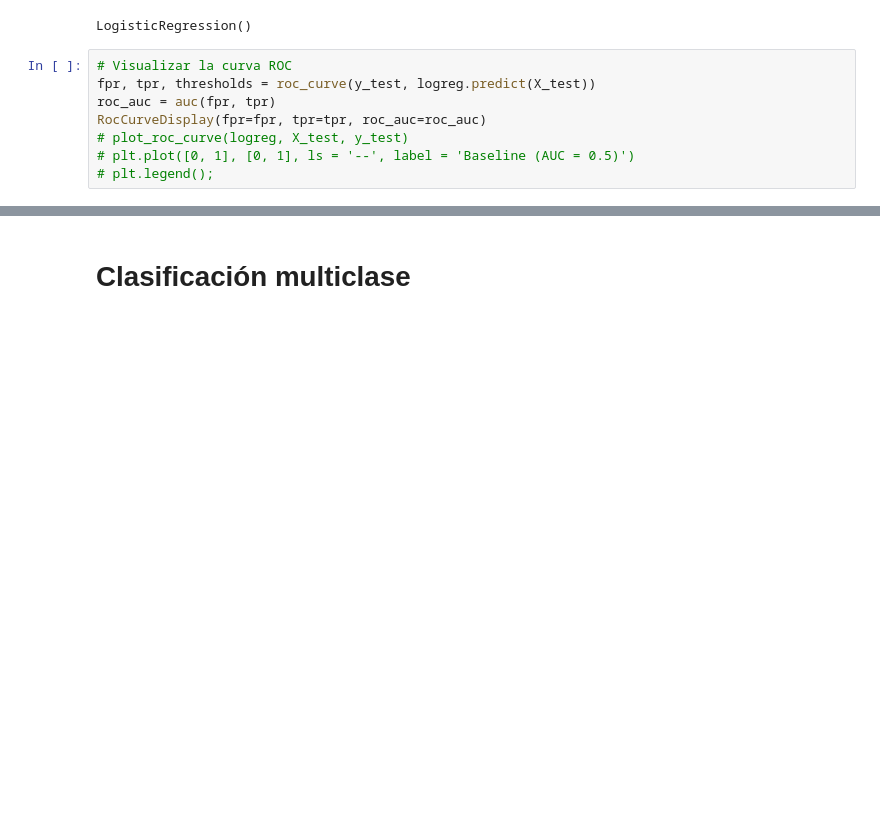
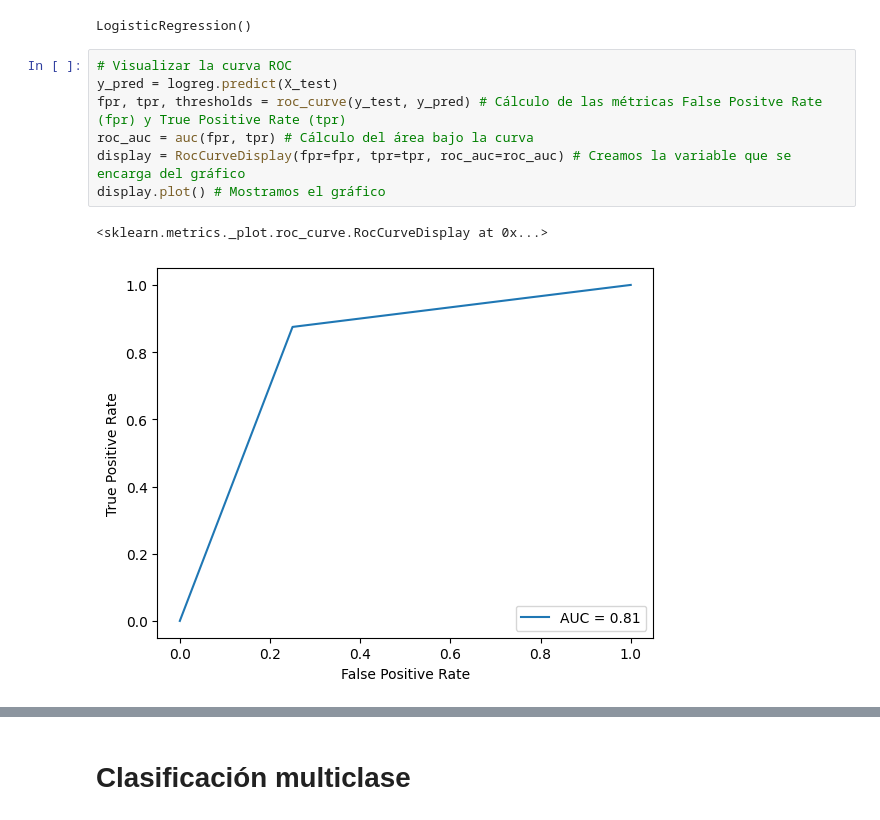
Before and after one commit to Miguel-Sanabria/CD-DataScience, a Jupyter notebook: 7-ClassificationModels/7-ClassificationModels.ipynb, the cells around one changed output, grey strips where cells are left out. Saved outputs shown, nothing was run; the diff lists cells and outputs as text; blank space fills up the shorter version.

```diff
--- a/7-ClassificationModels/7-ClassificationModels.ipynb
+++ b/7-ClassificationModels/7-ClassificationModels.ipynb
@@ -365,12 +365,14 @@ logreg.fit(X_train, y_train)
 LogisticRegression()
 # %%
 # Visualizar la curva ROC
-fpr, tpr, thresholds = roc_curve(y_test, logreg.predict(X_test))
-roc_auc = auc(fpr, tpr)
-RocCurveDisplay(fpr=fpr, tpr=tpr, roc_auc=roc_auc)
-# plot_roc_curve(logreg, X_test, y_test)
-# plt.plot([0, 1], [0, 1], ls = '--', label = 'Baseline (AUC = 0.5)')
-# plt.legend();
+y_pred = logreg.predict(X_test)
+fpr, tpr, thresholds = roc_curve(y_test, y_pred) # Cálculo de las métricas False Positve Rate (fpr) y True Positive Rate (tpr)
+roc_auc = auc(fpr, tpr) # Cálculo del área bajo la curva
+display = RocCurveDisplay(fpr=fpr, tpr=tpr, roc_auc=roc_auc) # Creamos la variable que se encarga del gráfico
+display.plot() # Mostramos el gráfico
+# %% [output]
+<sklearn.metrics._plot.roc_curve.RocCurveDisplay at 0x...>
+[figure, added]
 # %%
 # Calcular el AUC para conjuntos de entrenamiento y prueba
 print(f'Training AUC: {roc_auc_score(y_train, logreg.predict_proba(X_train)[:,1])}')
```
Also changed, not shown: parts of 6 cells of this notebook, 1 other file.
